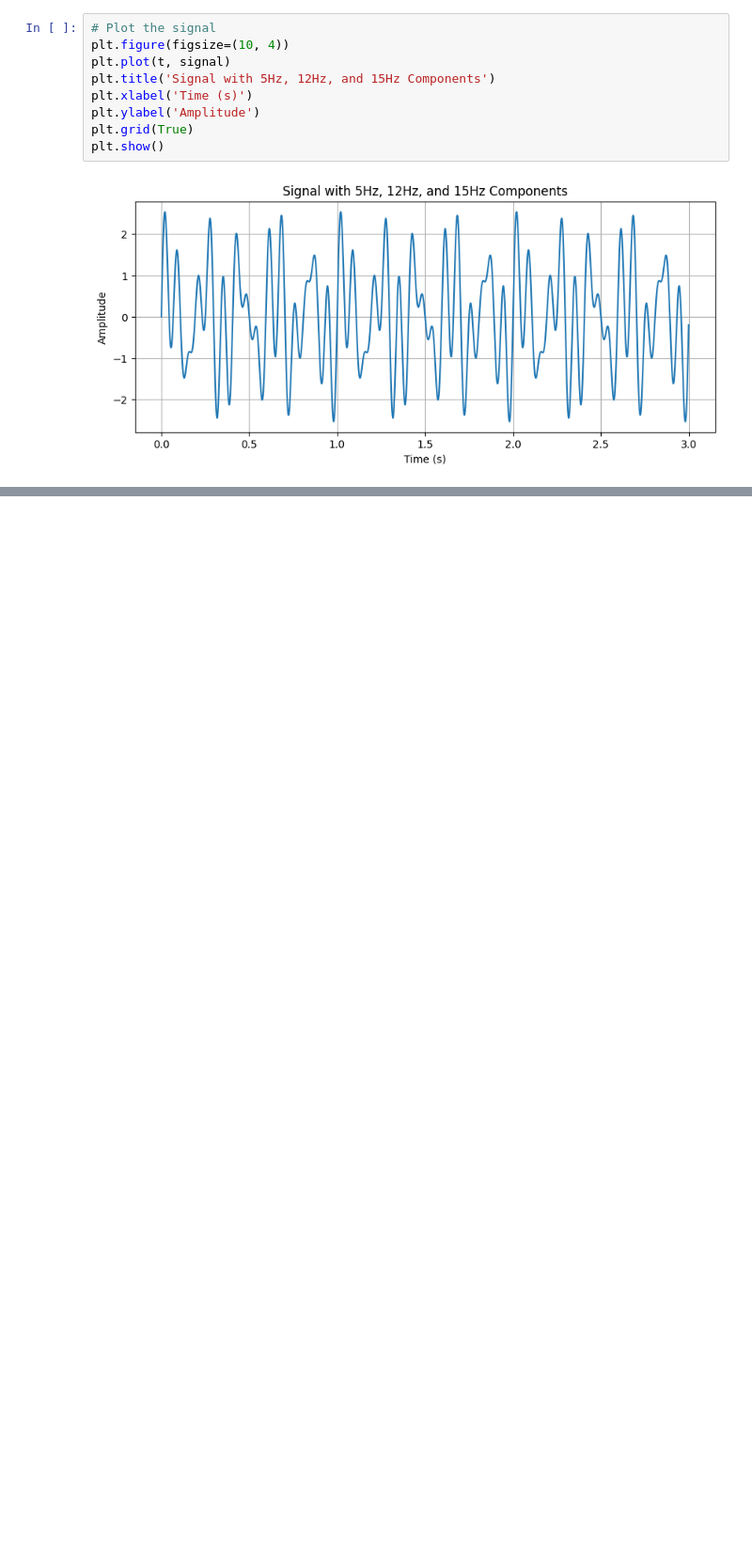
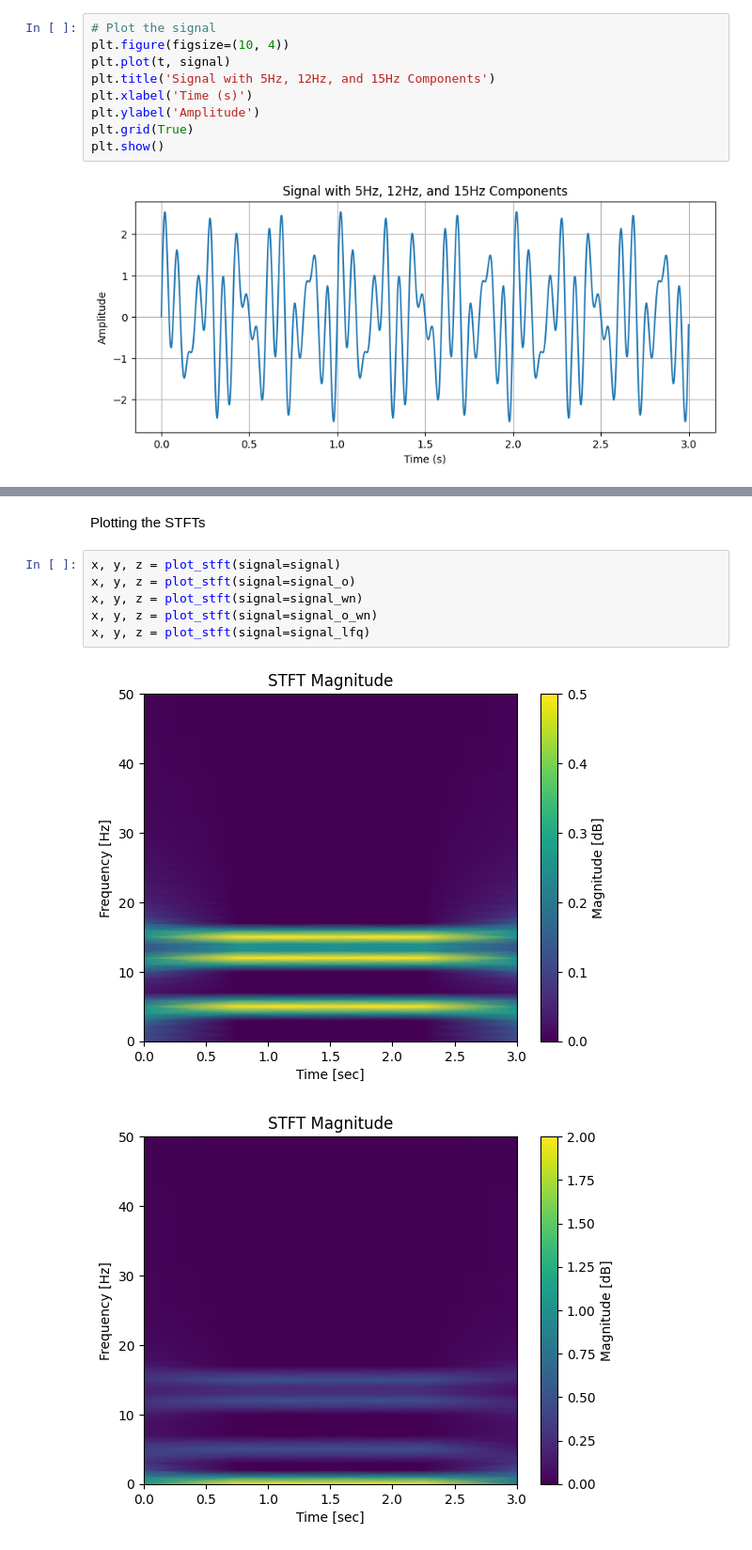
Before and after one commit to sunnivaf/TTK7-project1, a Jupyter notebook: playground.ipynb, the cells around one changed output, grey strips where cells are left out. Shown at 94% size. Saved outputs shown, nothing was run; the diff lists cells and outputs as text; blank space fills up the shorter version.

```diff
--- a/playground.ipynb
+++ b/playground.ipynb
@@ -50,0 +61,11 @@ x, y, z = stft(signal=signal_lfq)
+# %% [markdown]
+Plotting the STFTs
+# %%
+x, y, z = plot_stft(signal=signal)
+x, y, z = plot_stft(signal=signal_o)
+x, y, z = plot_stft(signal=signal_wn)
+x, y, z = plot_stft(signal=signal_o_wn)
+x, y, z = plot_stft(signal=signal_lfq)
+# %% [output]
+[figure, added]
+[figure, added]
```
Also changed, not shown: parts of 7 cells of this notebook.
